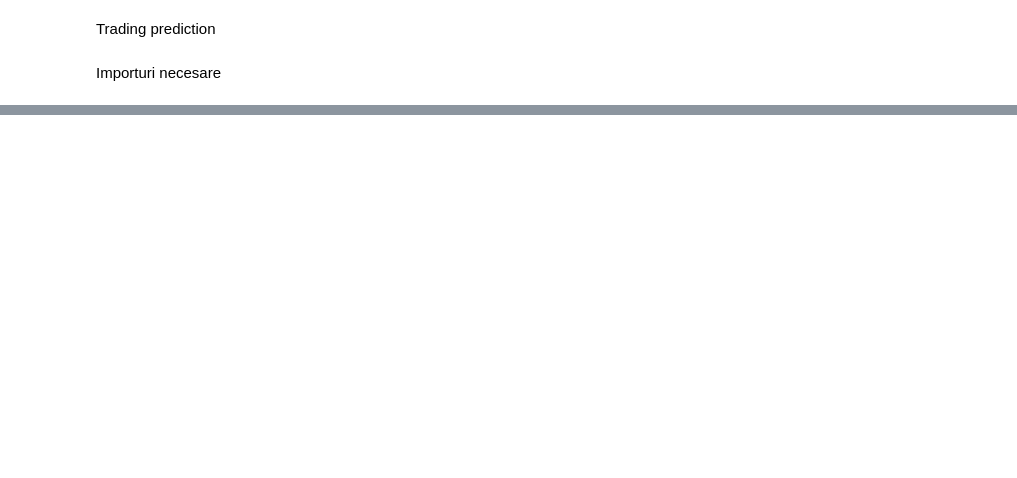
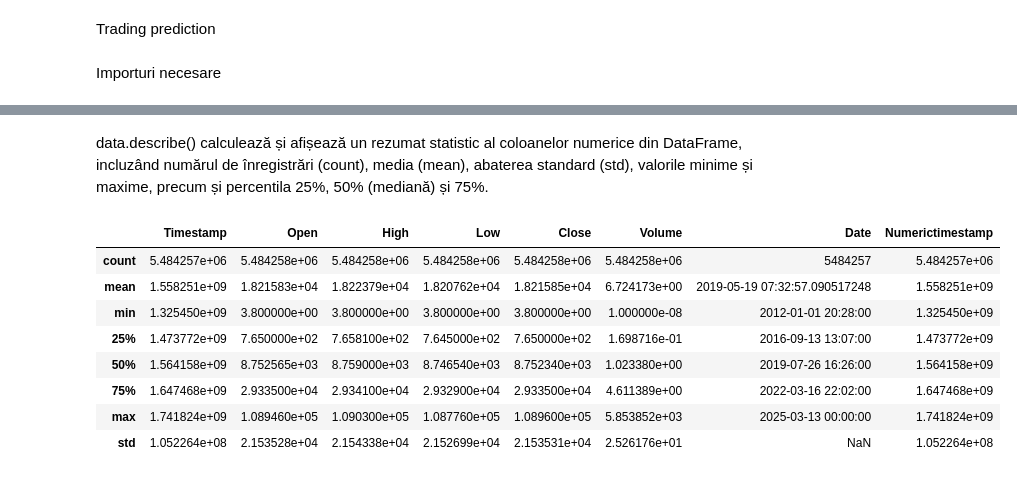
Before and after one commit to marianpop03/Trading_prediction, a Jupyter notebook: project.ipynb, the cells around one changed output, grey strips where cells are left out. Saved outputs shown, nothing was run; the diff lists cells and outputs as text; code cells hidden in the pictures; blank space fills up the shorter version.

```diff
--- a/project.ipynb
+++ b/project.ipynb
@@ -14,0 +56,15 @@ data = pd.read_csv(file_path)
+# %% [markdown]
+ data.describe() calculează și afișează un rezumat statistic al coloanelor numerice din DataFrame, incluzând numărul de înregistrări (count),
+ media (mean), abaterea standard (std), valorile minime și maxime, precum și percentila 25%, 50% (mediană) și 75%.
+# %%
+data.describe()
+# %% [output]
+|  | Timestamp | Open | High | Low | Close | Volume | Date | Numerictimestamp |
+| count | 5.484257e+06 | 5.484258e+06 | 5.484258e+06 | 5.484258e+06 | 5.484258e+06 | 5.484258e+06 | 5484257 | 5.484257e+06 |
+| mean | 1.558251e+09 | 1.821583e+04 | 1.822379e+04 | 1.820762e+04 | 1.821585e+04 | 6.724173e+00 | 2019-05-19 07:32:57.090517248 | 1.558251e+09 |
+| min | 1.325450e+09 | 3.800000e+00 | 3.800000e+00 | 3.800000e+00 | 3.800000e+00 | 1.000000e-08 | 2012-01-01 20:28:00 | 1.325450e+09 |
+| 25% | 1.473772e+09 | 7.650000e+02 | 7.658100e+02 | 7.645000e+02 | 7.650000e+02 | 1.698716e-01 | 2016-09-13 13:07:00 | 1.473772e+09 |
+| 50% | 1.564158e+09 | 8.752565e+03 | 8.759000e+03 | 8.746540e+03 | 8.752340e+03 | 1.023380e+00 | 2019-07-26 16:26:00 | 1.564158e+09 |
+| 75% | 1.647468e+09 | 2.933500e+04 | 2.934100e+04 | 2.932900e+04 | 2.933500e+04 | 4.611389e+00 | 2022-03-16 22:02:00 | 1.647468e+09 |
+| max | 1.741824e+09 | 1.089460e+05 | 1.090300e+05 | 1.087760e+05 | 1.089600e+05 | 5.853852e+03 | 2025-03-13 00:00:00 | 1.741824e+09 |
+| std | 1.052264e+08 | 2.153528e+04 | 2.154338e+04 | 2.152699e+04 | 2.153531e+04 | 2.526176e+01 | NaN | 1.052264e+08 |
```
Also changed, not shown: parts of 17 cells of this notebook, 1 other file.
